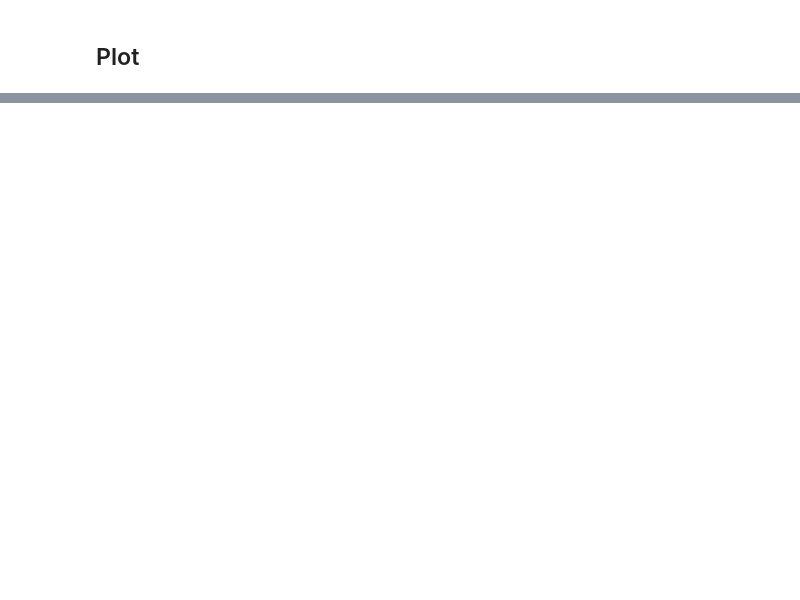
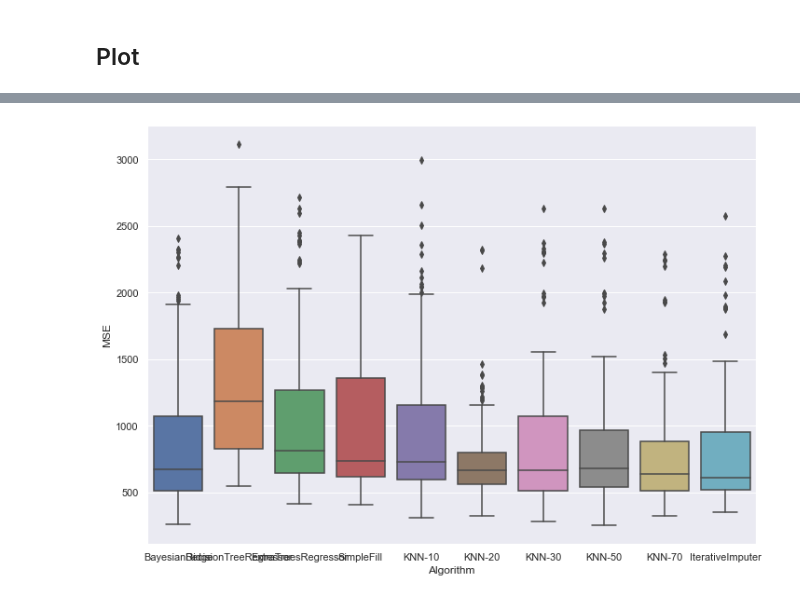
Before and after one commit to maxxxzdn/covid_challenge, a Jupyter notebook: Generate Missing Data.ipynb, the cells around one changed output, grey strips where cells are left out. Cells and saved outputs as stored; diff of their text form; code cells hidden in the pictures; blank space fills up the shorter version.

```diff
--- a/Generate Missing Data.ipynb
+++ b/Generate Missing Data.ipynb
@@ -184,0 +246,4 @@ plt.close()
+# %%
+plot(dict(list(iterativeBenchmarkResults.items()) + list(benchmarkResults.items())))
+# %% [output]
+[figure, added]
```
Also changed, not shown: parts of 13 cells of this notebook.
